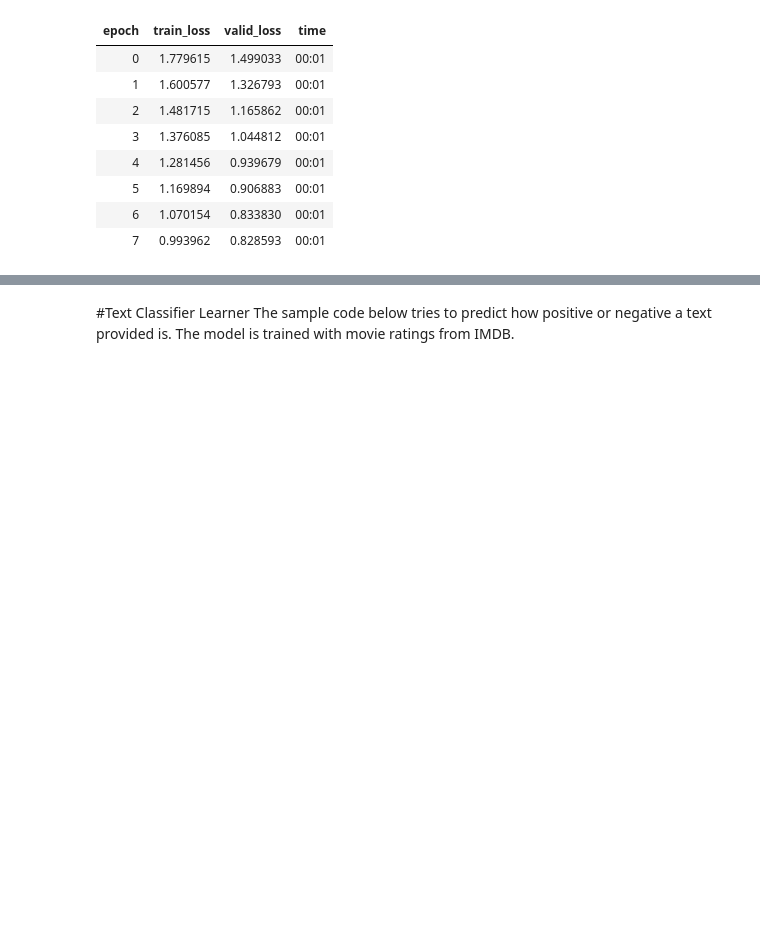
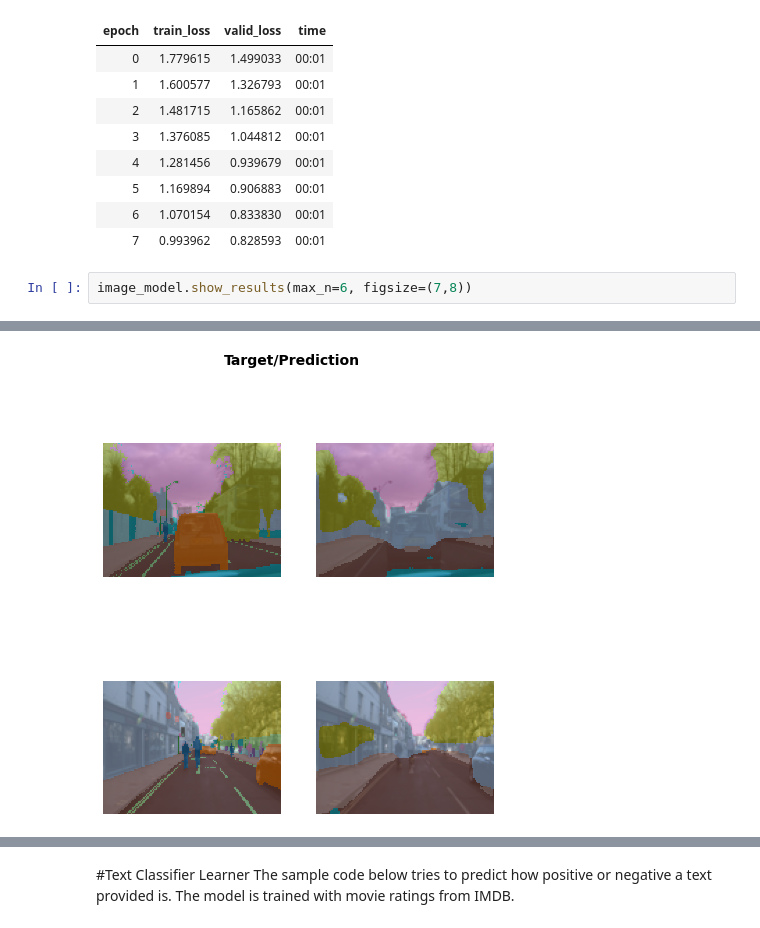
Before and after one commit to bharathGuna/CMPE-258, a Jupyter notebook: Assignment_1/part_1/Assignment1_part1.ipynb, the cells around one changed output, grey strips where cells are left out. Saved outputs shown, nothing was run; the diff lists cells and outputs as text; blank space fills up the shorter version.

```diff
--- a/Assignment_1/part_1/Assignment1_part1.ipynb
+++ b/Assignment_1/part_1/Assignment1_part1.ipynb
@@ -77,3 +77,6 @@ image_model.fine_tune(8)
 | 5 | 1.169894 | 0.906883 | 00:01 |
 | 6 | 1.070154 | 0.833830 | 00:01 |
 | 7 | 0.993962 | 0.828593 | 00:01 |
+# %%
+image_model.show_results(max_n=6, figsize=(7,8))
+# %% [output]
@@ -79,0 +84 @@ image_model.fine_tune(8)
+[figure, added]
```
Also changed, not shown: parts of 7 cells of this notebook.
